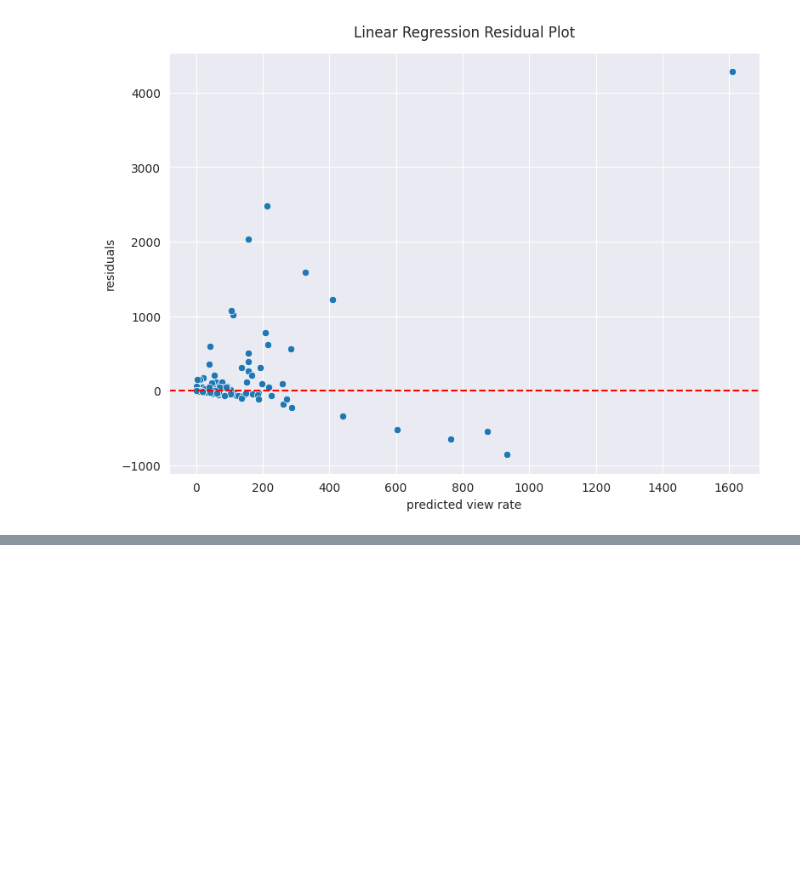
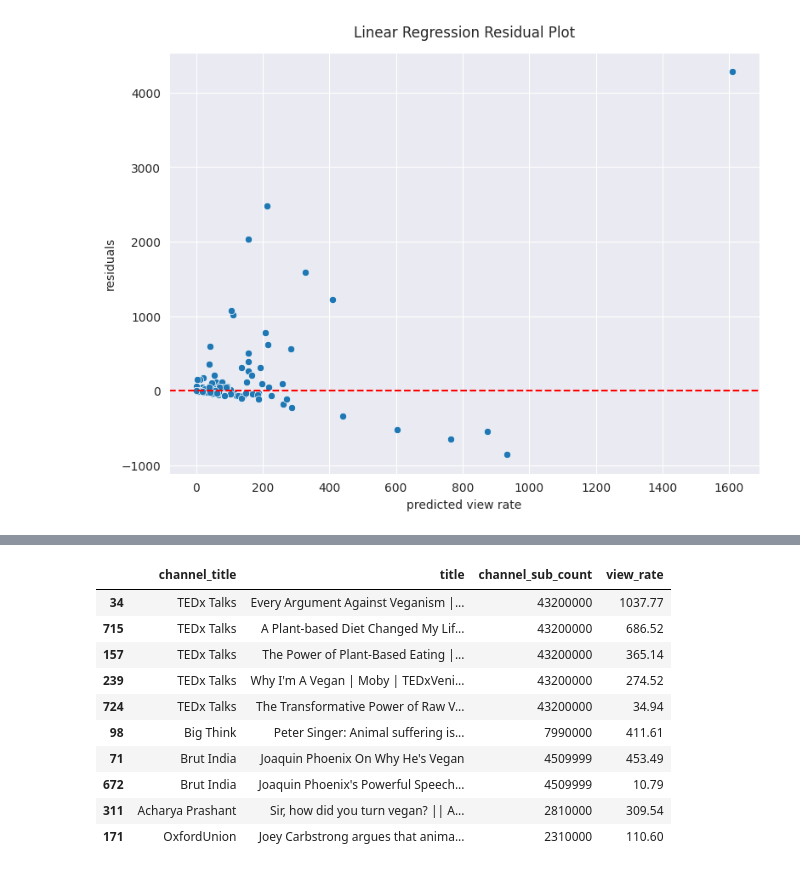
Before and after one commit to gh4rris/vegan_youtube, a Jupyter notebook: 03_modeling_linreg.ipynb, the cells around one changed output, grey strips where cells are left out. Cells and saved outputs as stored; diff of their text form; code cells hidden in the pictures; blank space fills up the shorter version.

```diff
--- a/03_modeling_linreg.ipynb
+++ b/03_modeling_linreg.ipynb
@@ -158,0 +216,17 @@ plt.savefig("images/linreg_residual_plot")
+# %%
+# highest subscriber count videos by highest video view rate
+video_df["channel_sub_count"] = round(np.expm1(video_df["log_channel_sub_count"]).astype("int"))
+top_10_sub_count = video_df[["channel_title", "title", "channel_sub_count", "view_rate"]].sort_values(["channel_sub_count", "view_rate"], ascending=False).head(10)
+top_10_sub_count
+# %% [output]
+|  | channel_title | title | channel_sub_count | view_rate |
+| 34 | TEDx Talks | Every Argument Against Veganism |... | 43200000 | 1037.77 |
+| 715 | TEDx Talks | A Plant-based Diet Changed My Lif... | 43200000 | 686.52 |
+| 157 | TEDx Talks | The Power of Plant-Based Eating |... | 43200000 | 365.14 |
+| 239 | TEDx Talks | Why I'm A Vegan | Moby | TEDxVeni... | 43200000 | 274.52 |
+| 724 | TEDx Talks | The Transformative Power of Raw V... | 43200000 | 34.94 |
+| 98 | Big Think | Peter Singer: Animal suffering is... | 7990000 | 411.61 |
+| 71 | Brut India | Joaquin Phoenix On Why He's Vegan | 4509999 | 453.49 |
+| 672 | Brut India | Joaquin Phoenix's Powerful Speech... | 4509999 | 10.79 |
+| 311 | Acharya Prashant | Sir, how did you turn vegan? || A... | 2810000 | 309.54 |
+| 171 | OxfordUnion | Joey Carbstrong argues that anima... | 2310000 | 110.60 |
```
Also changed, not shown: parts of 6 cells of this notebook, 4 other files.
